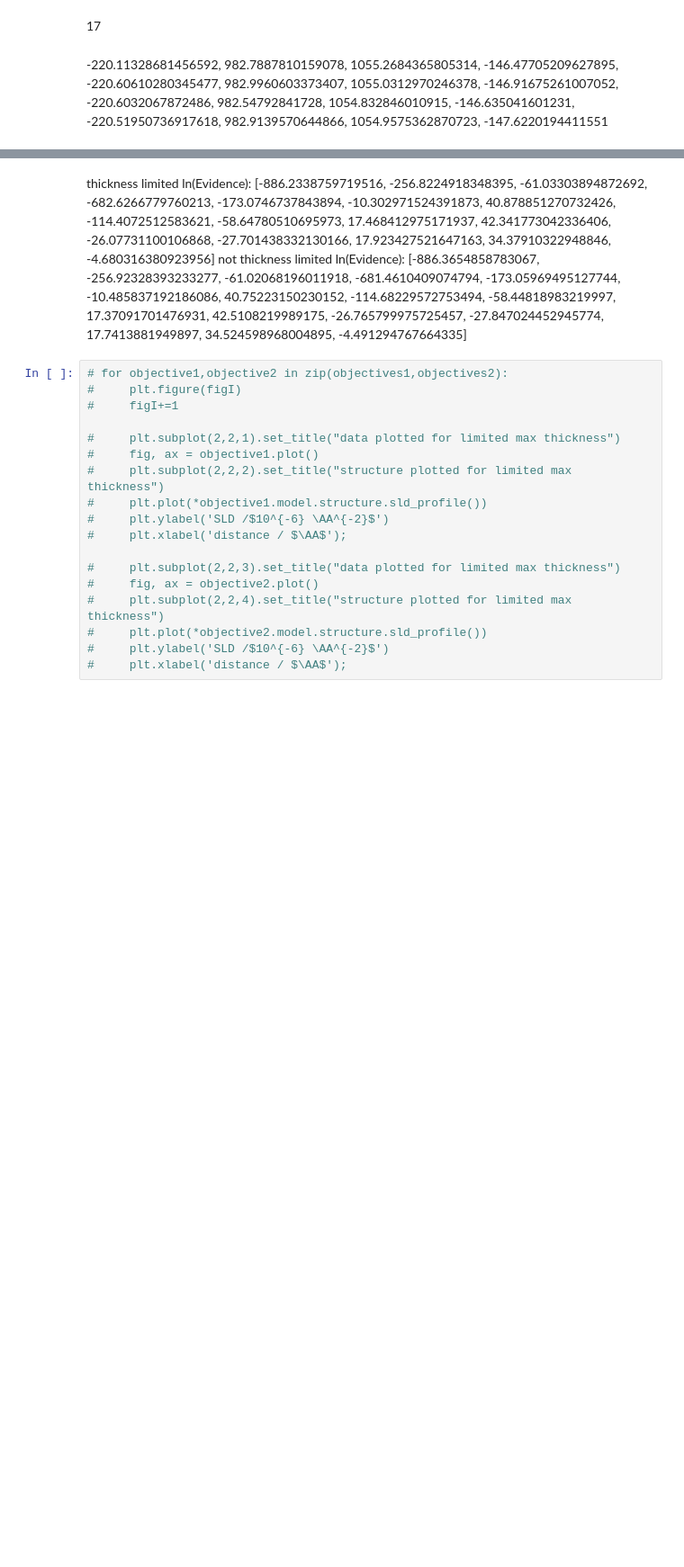
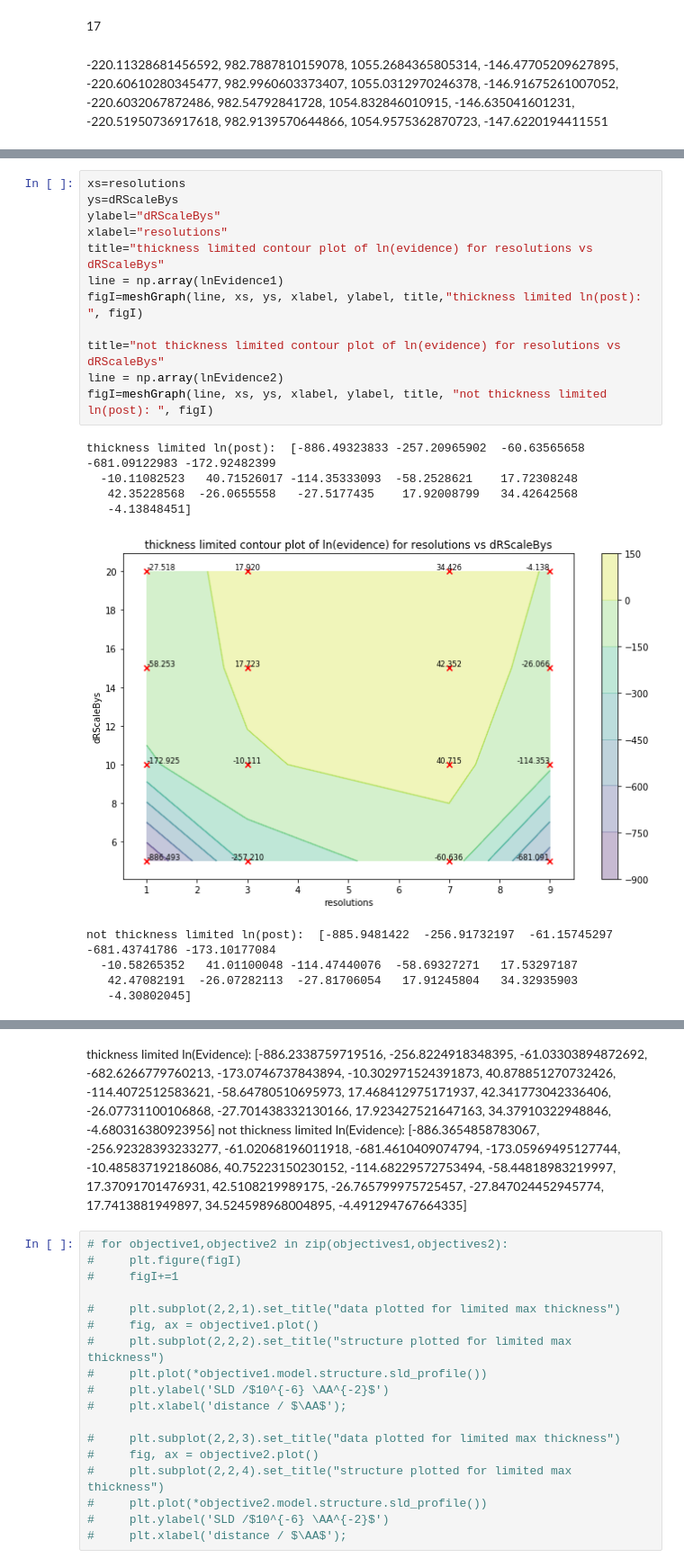
Before and after one commit to brotwasme/mphys, a Jupyter notebook: mphys/dynestyDqDRnotFittingDq2.ipynb, the cells around one changed output, grey strips where cells are left out. Shown at 90% size. Drawn from its saved outputs; the diff is of its cells as text; blank space fills up the shorter version.

Commit message:
contours checked and corrected

```diff
--- a/mphys/dynestyDqDRnotFittingDq2.ipynb
+++ b/mphys/dynestyDqDRnotFittingDq2.ipynb
@@ -270,0 +305,22 @@ f.close()
+# %%
+xs=resolutions
+ys=dRScaleBys
+ylabel="dRScaleBys"
+xlabel="resolutions"
+title="thickness limited contour plot of ln(evidence) for resolutions vs dRScaleBys"
+line = np.array(lnEvidence1)
+figI=meshGraph(line, xs, ys, xlabel, ylabel, title,"thickness limited ln(post): ", figI)
+
+title="not thickness limited contour plot of ln(evidence) for resolutions vs dRScaleBys"
+line = np.array(lnEvidence2)
+figI=meshGraph(line, xs, ys, xlabel, ylabel, title, "not thickness limited ln(post): ", figI)
+# %% [output]
+thickness limited ln(post):  [-886.49323833 -257.20965902  -60.63565658 -681.09122983 -172.92482399
+  -10.11082523   40.71526017 -114.35333093  -58.2528621    17.72308248
+   42.35228568  -26.0655558   -27.5177435    17.92008799   34.42642568
+   -4.13848451]
+[figure, added]
+not thickness limited ln(post):  [-885.9481422  -256.91732197  -61.15745297 -681.43741786 -173.10177084
+  -10.58265352   41.01100048 -114.47440076  -58.69327271   17.53297187
+   42.47082191  -26.07282113  -27.81706054   17.91245804   34.32935903
+   -4.30802045]
```
Also changed, not shown: parts of 4 cells of this notebook, 2 other files.
